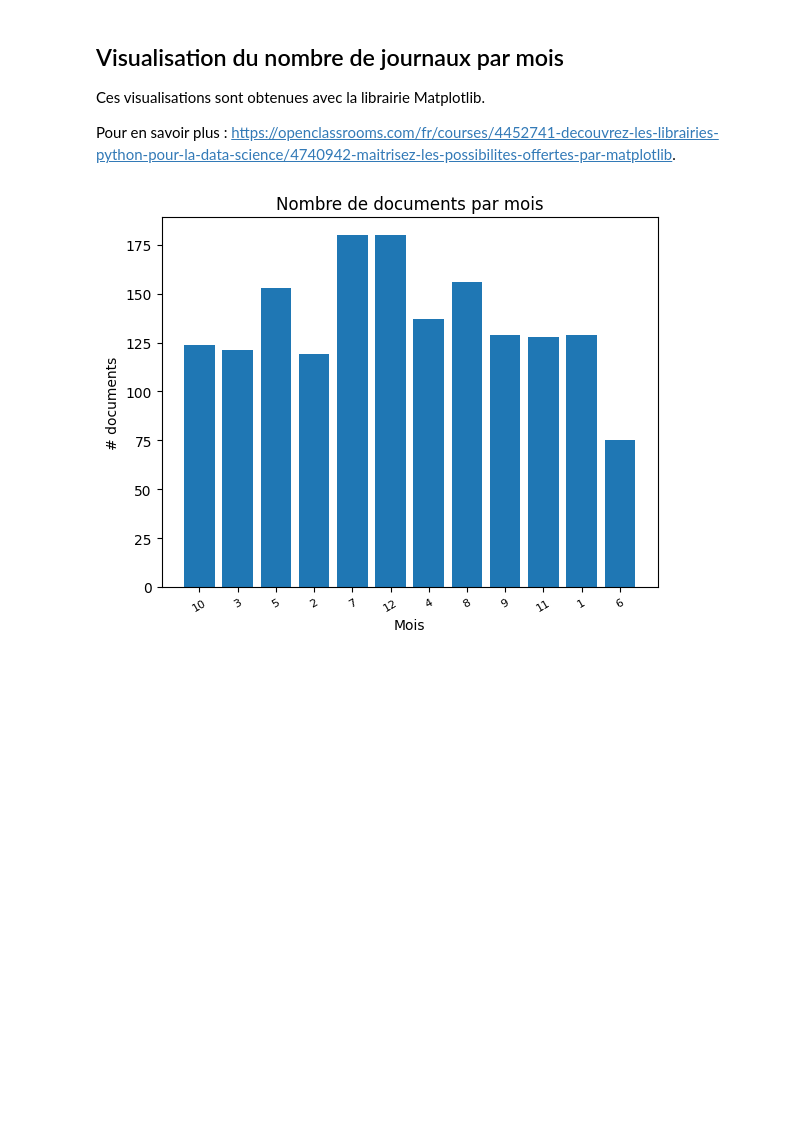
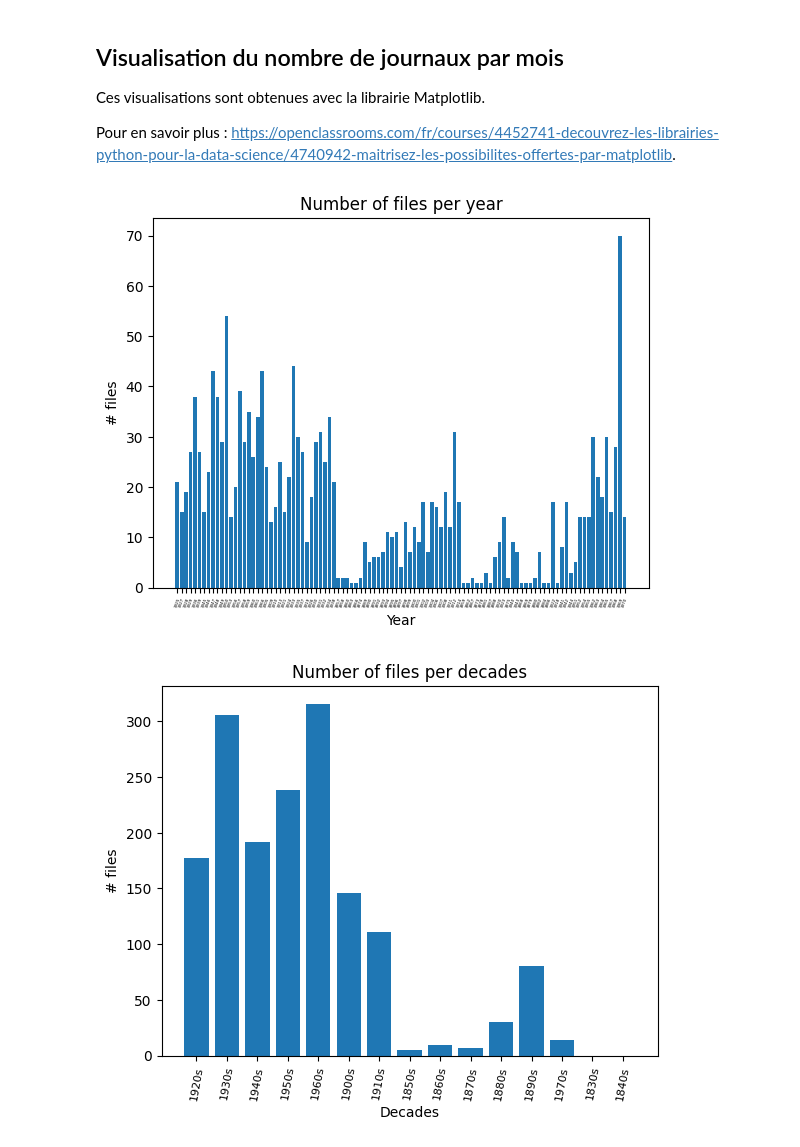
Before and after one commit to a-mahiant/tac, a Jupyter notebook: module2/s2_explore.ipynb, the cells around one changed output. Saved outputs shown, nothing was run; the diff lists cells and outputs as text; code cells hidden in the pictures; blank space fills up the shorter version.

```diff
--- a/module2/s2_explore.ipynb
+++ b/module2/s2_explore.ipynb
@@ -60,6 +62,7 @@ all_years = [str(year) for year in range(1831, 1971)]
 # %%
 count_decade = defaultdict(int)
 count_month = defaultdict(int)
+count_year = defaultdict(int)
 count_newspapers = defaultdict(int)
 covered_years = set()
 
@@ -78,6 +81,7 @@ for f in files:
         count_decade[decade] += 1
         count_newspapers[newspaper] += 1
         count_month[month] += 1
+        count_year [year] += 1
     else:
         print(f"Anomalous file: {f}")
 # %% [output]
@@ -157,13 +161,30 @@ Années manquantes: 1831, 1832, 1833, 1834, 1835, 1836, 1837, 1838, 1839, 1840,
 Ces visualisations sont obtenues avec la librairie Matplotlib.
 
 Pour en savoir plus : https://openclassrooms.com/fr/courses/4452741-decouvrez-les-librairies-python-pour-la-data-science/4740942-maitrisez-les-possibilites-offertes-par-matplotlib.
-# %%
-index = np.arange(len(count_month))
-plt.bar(index, count_month.values())
-plt.xlabel('Mois')
-plt.ylabel('# documents')
-plt.xticks(index, count_month.keys(), fontsize=8, rotation=30)
-plt.title('Nombre de documents par mois')
-plt.show()
-# %% [output]
-[figure, removed]
+# %%
+index = np.arange(len(count_year))
+plt.bar(index, count_year.values())
+plt.xlabel('Year')
+plt.ylabel('# files')
+plt.xticks(index, count_year.keys(), fontsize=3, rotation=70)
+plt.title('Number of files per year')
+plt.show()
+
+index = np.arange(len(count_decade))
+plt.bar(index, count_decade.values())
+plt.xlabel('Decades')
+plt.ylabel('# files')
+plt.xticks(index, count_decade.keys(), fontsize=8, rotation=80)
+plt.title('Number of files per decades')
+plt.show()
+
+index = np.arange(len(count_newspapers))
+plt.bar(index, count_newspapers.values())
+plt.xlabel('Newspapers')
+plt.ylabel('# files')
+plt.xticks(index, count_newspapers.keys(), fontsize=8, rotation=30)
+plt.title('Number of files per newspapers')
+plt.show()
+# %% [output]
+[figure, added]
+[figure, added]
```
Also changed, not shown: parts of 2 cells of this notebook, 4 other files.
